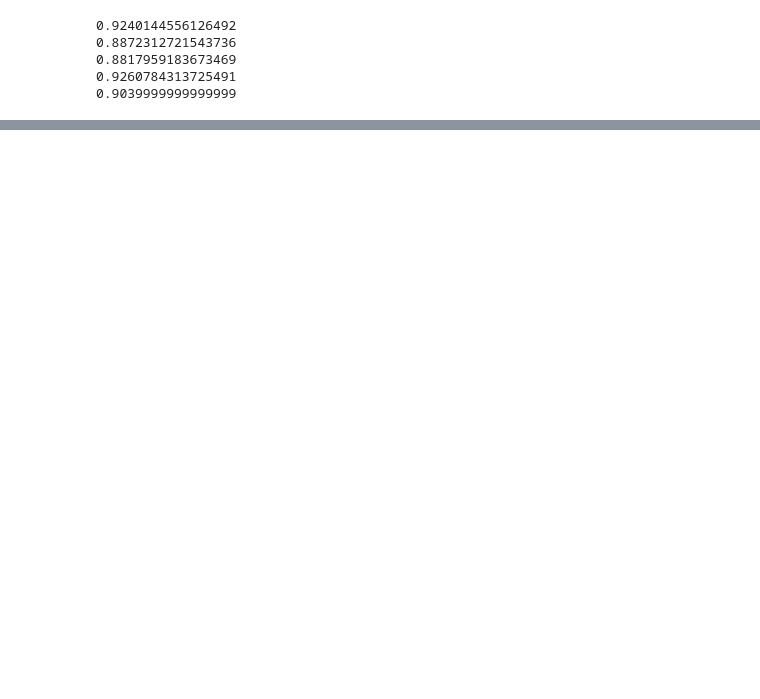
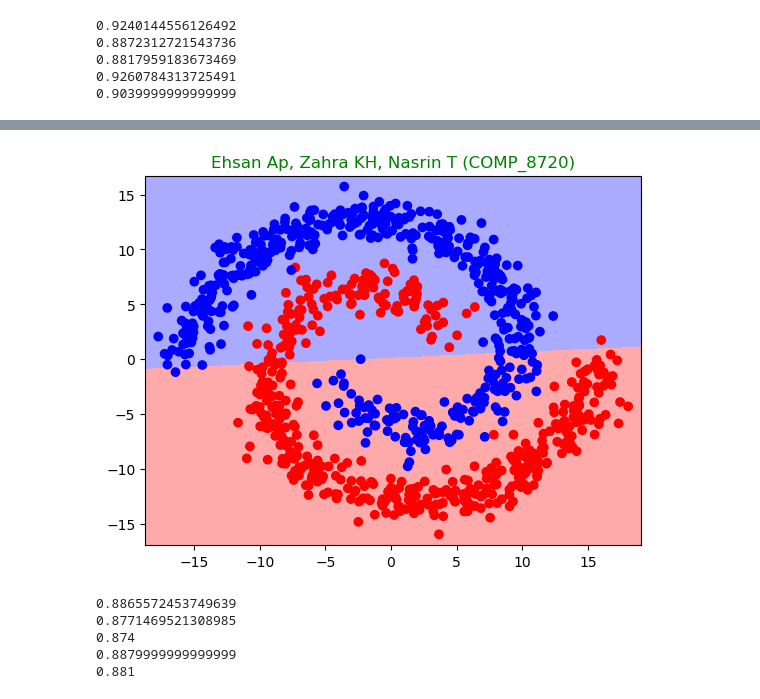
Before and after one commit to ehsanap7/adv_topics_ai, a Jupyter notebook: assignments/assignment_1/code/classification_models.ipynb, the cells around one changed output, grey strips where cells are left out. Saved outputs shown, nothing was run; the diff lists cells and outputs as text; code cells hidden in the pictures; blank space fills up the shorter version.

```diff
--- a/assignments/assignment_1/code/classification_models.ipynb
+++ b/assignments/assignment_1/code/classification_models.ipynb
@@ -480,0 +554,14 @@ draw_acc_comparison((acc_circle,acc_spiral,acc_moons,acc_halfkernel,acc_twogauss
+# %%
+draw_two_d(linear,X_spiral,y_spiral)
+# %% [output]
+[figure, added]
+# %%
+cv_results_moons = cross_validate(linear, X_moons, y_moons, cv=10,scoring=confusion_matrix_scorer)
+acc_moons = np.mean(cv_results_moons['test_Accuracy'])
+print_performance_measurement(cv_results_moons)
+# %% [output]
+0.8865572453749639
+0.8771469521308985
+0.874
+0.8879999999999999
+0.881
```
Also changed, not shown: parts of 79 cells of this notebook.
